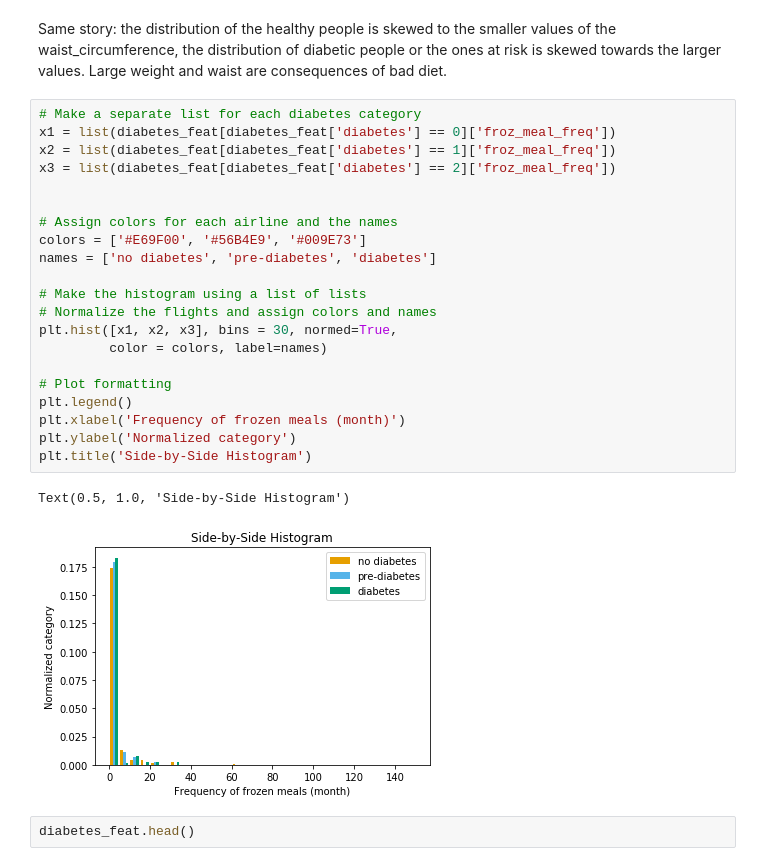
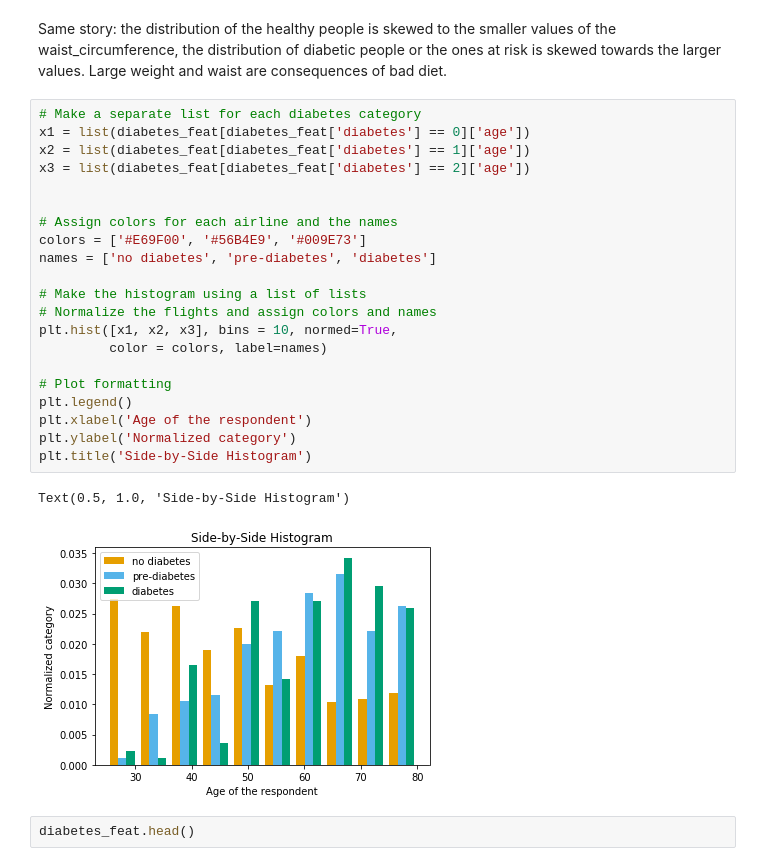
Before and after one commit to ElviraMingazova/PRML_Project, a Jupyter notebook: Diabetes_pred.ipynb, the cells around one changed output. Saved outputs shown, nothing was run; the diff lists cells and outputs as text.

Commit message:
minor edits to diabetes

```diff
--- a/Diabetes_pred.ipynb
+++ b/Diabetes_pred.ipynb
@@ -574,28 +575,28 @@ Text(0.5, 1.0, 'Side-by-Side Histogram')
 Same story: the distribution of the healthy people is skewed to the smaller values of the waist_circumference, the distribution of diabetic people or the ones at risk is skewed towards the larger values. Large weight and waist are consequences of bad diet.
 # %%
 # Make a separate list for each diabetes category
-x1 = list(diabetes_feat[diabetes_feat['diabetes'] == 0]['froz_meal_freq'])
-x2 = list(diabetes_feat[diabetes_feat['diabetes'] == 1]['froz_meal_freq'])
-x3 = list(diabetes_feat[diabetes_feat['diabetes'] == 2]['froz_meal_freq'])
+x1 = list(diabetes_feat[diabetes_feat['diabetes'] == 0]['age'])
+x2 = list(diabetes_feat[diabetes_feat['diabetes'] == 1]['age'])
+x3 = list(diabetes_feat[diabetes_feat['diabetes'] == 2]['age'])
 
 
 # Assign colors for each airline and the names
 colors = ['#E69F00', '#56B4E9', '#009E73']
 names = ['no diabetes', 'pre-diabetes', 'diabetes']
 
 # Make the histogram using a list of lists
 # Normalize the flights and assign colors and names
-plt.hist([x1, x2, x3], bins = 30, normed=True,
+plt.hist([x1, x2, x3], bins = 10, normed=True,
          color = colors, label=names)
 
 # Plot formatting
 plt.legend()
-plt.xlabel('Frequency of frozen meals (month)')
+plt.xlabel('Age of the respondent')
 plt.ylabel('Normalized category')
 plt.title('Side-by-Side Histogram')
 # %% [output]
 Text(0.5, 1.0, 'Side-by-Side Histogram')
-[figure, old version]
+[figure, new version]
 # %%
 diabetes_feat.head()
 # %% [output]
```
Also changed, not shown: parts of 11 cells of this notebook.
